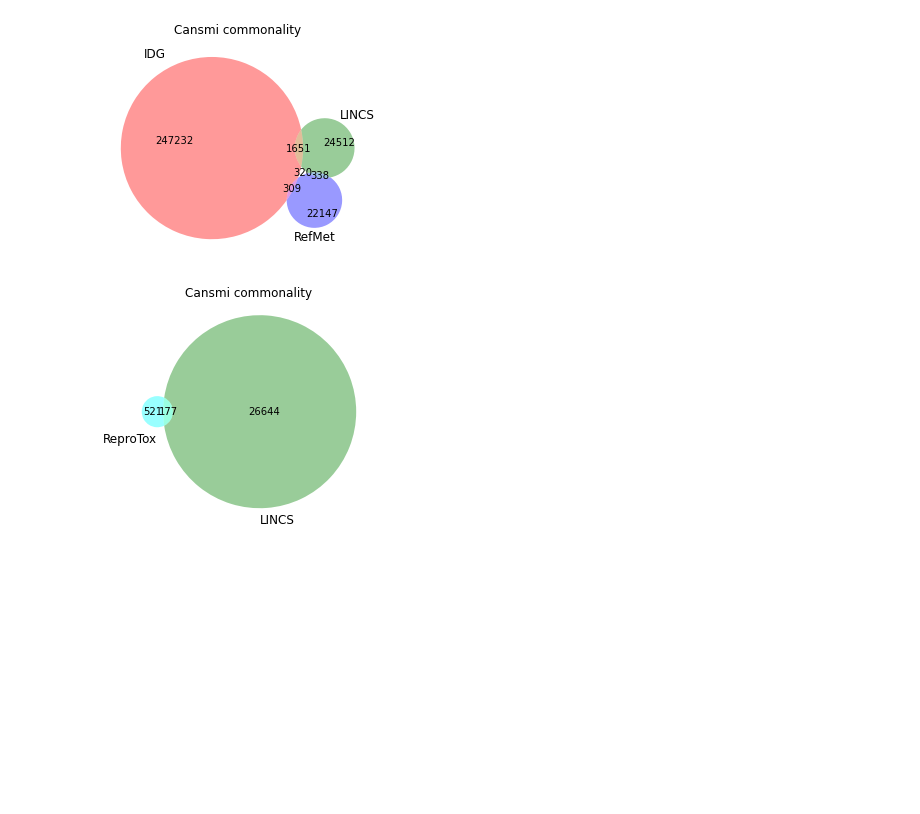
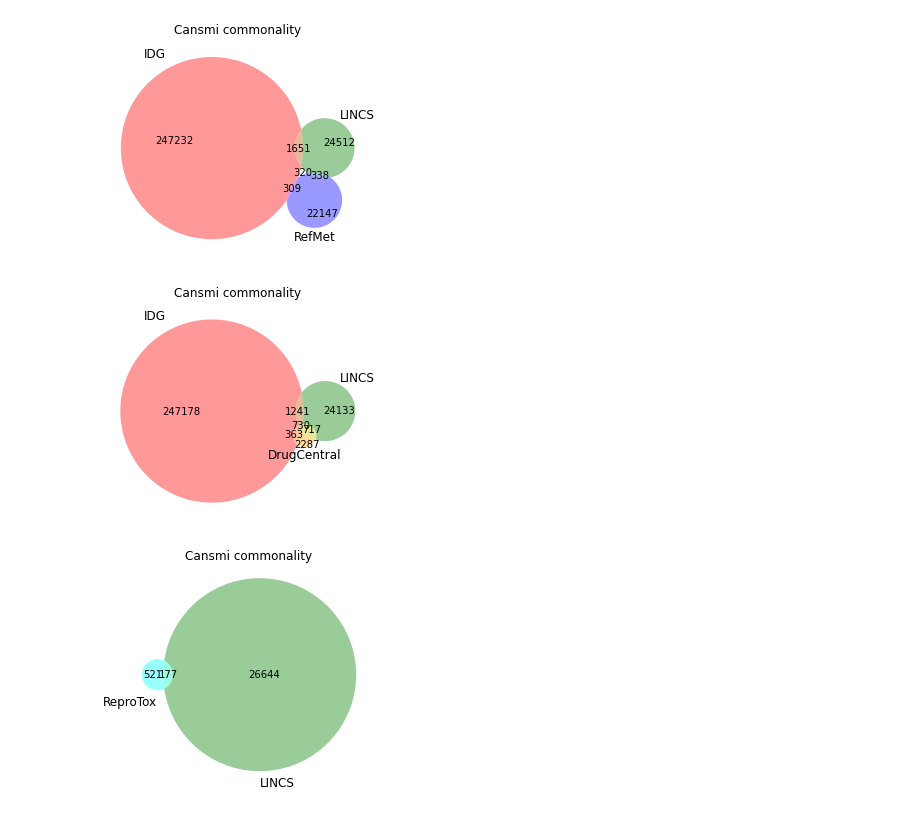
Before and after one commit to jeremyjyang/rdkit-tools, a Jupyter notebook: python/CFChemDb_Demo.ipynb, the cells around one changed output. Drawn from its saved outputs; the diff is of its cells as text; code cells hidden in the pictures; blank space fills up the shorter version.

```diff
--- a/python/CFChemDb_Demo.ipynb
+++ b/python/CFChemDb_Demo.ipynb
@@ -166,7 +184,7 @@ Draw.MolsToGridImage([Chem.MolFromSmiles(smi) for smi in hits.cansmi[:18]], mols
 Comparing datasets by canonical SMILES.
 # %%
 cansmis={};
-for table in ("idg", "lincs", "glygen", "refmet", "reprotox"):
+for table in ("idg", "drugcentral", "lincs", "glygen", "refmet", "reprotox"):
   cansmis[table] = set(pd.read_sql(f"SELECT DISTINCT cansmi FROM {table} WHERE cansmi IS NOT NULL", dbcon)["cansmi"])
   print(f"{table:>12}: {len(cansmis[table]):6d} cansmis")
 # %% [output]
@@ -181,6 +200,12 @@ plt.title("Cansmi commonality")
 plt.show()
 # %% [output]
 [figure]
+# %%
+v3 = venn3([cansmis["idg"], cansmis["lincs"], cansmis["drugcentral"]], ('IDG', 'LINCS', 'DrugCentral'), set_colors=("r", "g", "orange"), alpha=0.4)
+plt.title("Cansmi commonality")
+plt.show()
+# %% [output]
+[figure, added]
 # %%
 plt.figure(figsize=(8,4))
 v2 = venn2([cansmis["reprotox"], cansmis["lincs"]], ('ReproTox', 'LINCS'), set_colors=("cyan", "g"), normalize_to=2)
```
Also changed, not shown: parts of 18 cells of this notebook.
